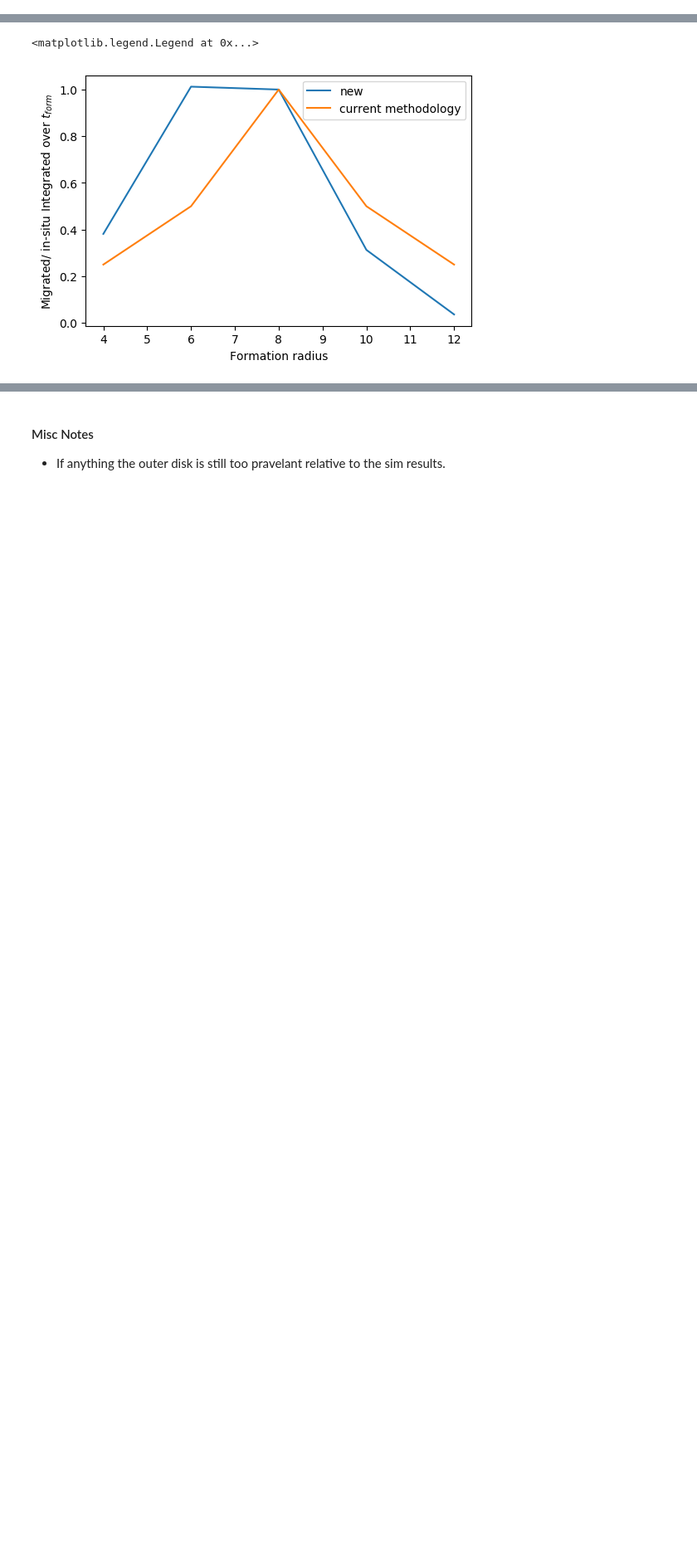
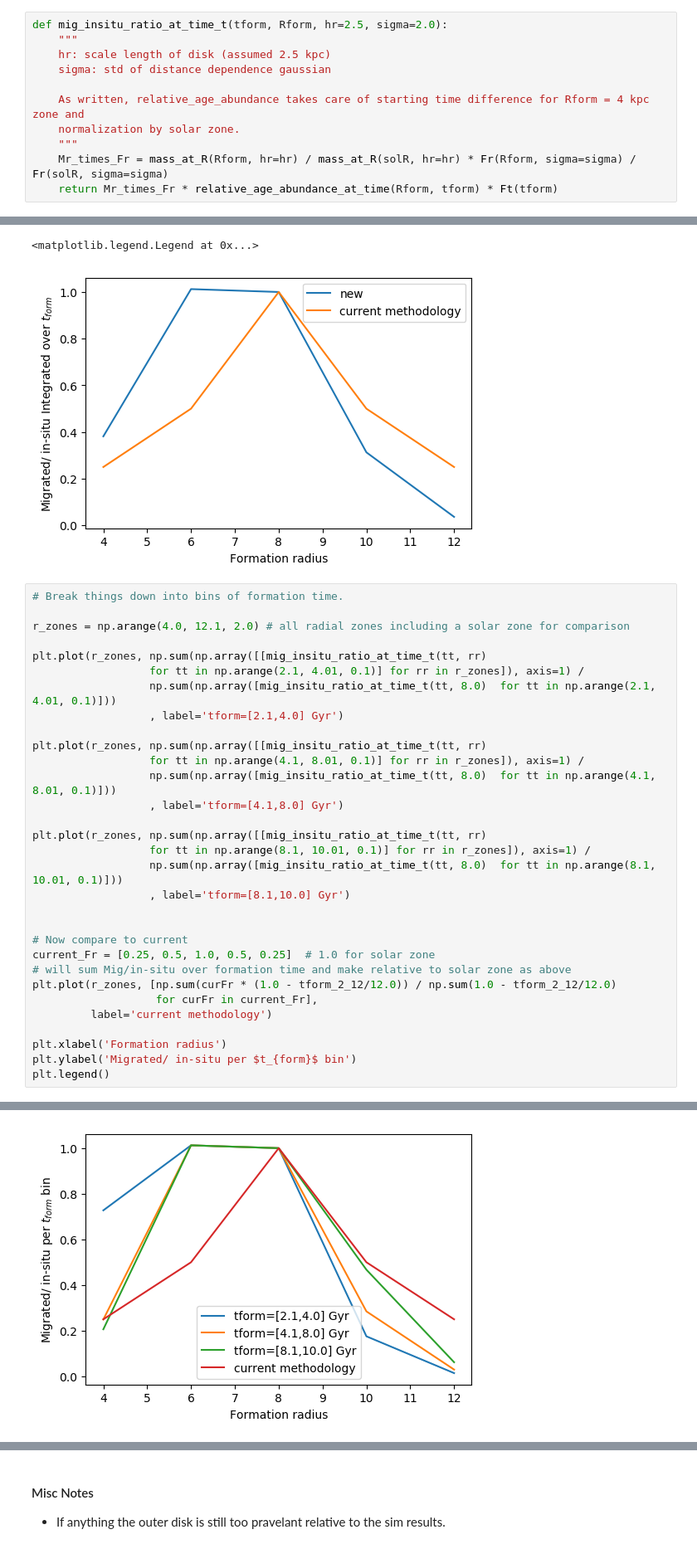
Before and after one commit to jcbird/notebooks, a Jupyter notebook: Simple Migration for GCE (Feuillet+ 2018).ipynb, the cells around one changed output, grey strips where cells are left out. Shown at 83% size. Cells and saved outputs as stored; diff of their text form; blank space fills up the shorter version.

```diff
--- a/Simple Migration for GCE (Feuillet+ 2018).ipynb
+++ b/Simple Migration for GCE (Feuillet+ 2018).ipynb
@@ -162,6 +163,17 @@ def mig_insitu_ratio(tform, Rform, hr=2.5, sigma=2.0):
     """
     Mr_times_Fr = mass_at_R(Rform, hr=hr) / mass_at_R(solR, hr=hr) * Fr(Rform, sigma=sigma) / Fr(solR, sigma=sigma)
     return Mr_times_Fr * relative_age_abundance(Rform) * Ft(tform)
+# %%
+def mig_insitu_ratio_at_time_t(tform, Rform, hr=2.5, sigma=2.0):
+    """
+    hr: scale length of disk (assumed 2.5 kpc)
+    sigma: std of distance dependence gaussian
+
+    As written, relative_age_abundance takes care of starting time difference for Rform = 4 kpc zone and
+    normalization by solar zone.
+    """
+    Mr_times_Fr = mass_at_R(Rform, hr=hr) / mass_at_R(solR, hr=hr) * Fr(Rform, sigma=sigma) / Fr(solR, sigma=sigma)
+    return Mr_times_Fr * relative_age_abundance_at_time(Rform, tform) * Ft(tform)
 # %%
 # Just Rform = 4 kpc as an example of old versus new
 
@@ -221,3 +245,35 @@ plt.legend()
 # %% [output]
 <matplotlib.legend.Legend at 0x...>
 [figure]
+# %%
+# Break things down into bins of formation time.
+
+r_zones = np.arange(4.0, 12.1, 2.0) # all radial zones including a solar zone for comparison
+
+plt.plot(r_zones, np.sum(np.array([[mig_insitu_ratio_at_time_t(tt, rr)
+                  for tt in np.arange(2.1, 4.01, 0.1)] for rr in r_zones]), axis=1) /
+                  np.sum(np.array([mig_insitu_ratio_at_time_t(tt, 8.0)  for tt in np.arange(2.1, 4.01, 0.1)]))
+                  , label='tform=[2.1,4.0] Gyr')
+
+plt.plot(r_zones, np.sum(np.array([[mig_insitu_ratio_at_time_t(tt, rr)
+                  for tt in np.arange(4.1, 8.01, 0.1)] for rr in r_zones]), axis=1) /
+                  np.sum(np.array([mig_insitu_ratio_at_time_t(tt, 8.0)  for tt in np.arange(4.1, 8.01, 0.1)]))
+                  , label='tform=[4.1,8.0] Gyr')
+
+plt.plot(r_zones, np.sum(np.array([[mig_insitu_ratio_at_time_t(tt, rr)
+                  for tt in np.arange(8.1, 10.01, 0.1)] for rr in r_zones]), axis=1) /
+                  np.sum(np.array([mig_insitu_ratio_at_time_t(tt, 8.0)  for tt in np.arange(8.1, 10.01, 0.1)]))
+                  , label='tform=[8.1,10.0] Gyr')
+
+
+# Now compare to current
+current_Fr = [0.25, 0.5, 1.0, 0.5, 0.25]  # 1.0 for solar zone
+# will sum Mig/in-situ over formation time and make relative to solar zone as above
+plt.plot(r_zones, [np.sum(curFr * (1.0 - tform_2_12/12.0)) / np.sum(1.0 - tform_2_12/12.0)
+                   for curFr in current_Fr],
+         label='current methodology')
+
+plt.xlabel('Formation radius')
+plt.ylabel('Migrated/ in-situ per $t_{form}$ bin')
+plt.legend()
+# %% [output]
@@ -224,2 +281,3 @@ plt.legend()
+[figure, added]
 # %% [markdown]
  - The new methodology increases (decreases) the inner (outer) disk contribution relative to the current method.
```
Also changed, not shown: parts of 5 cells of this notebook.
